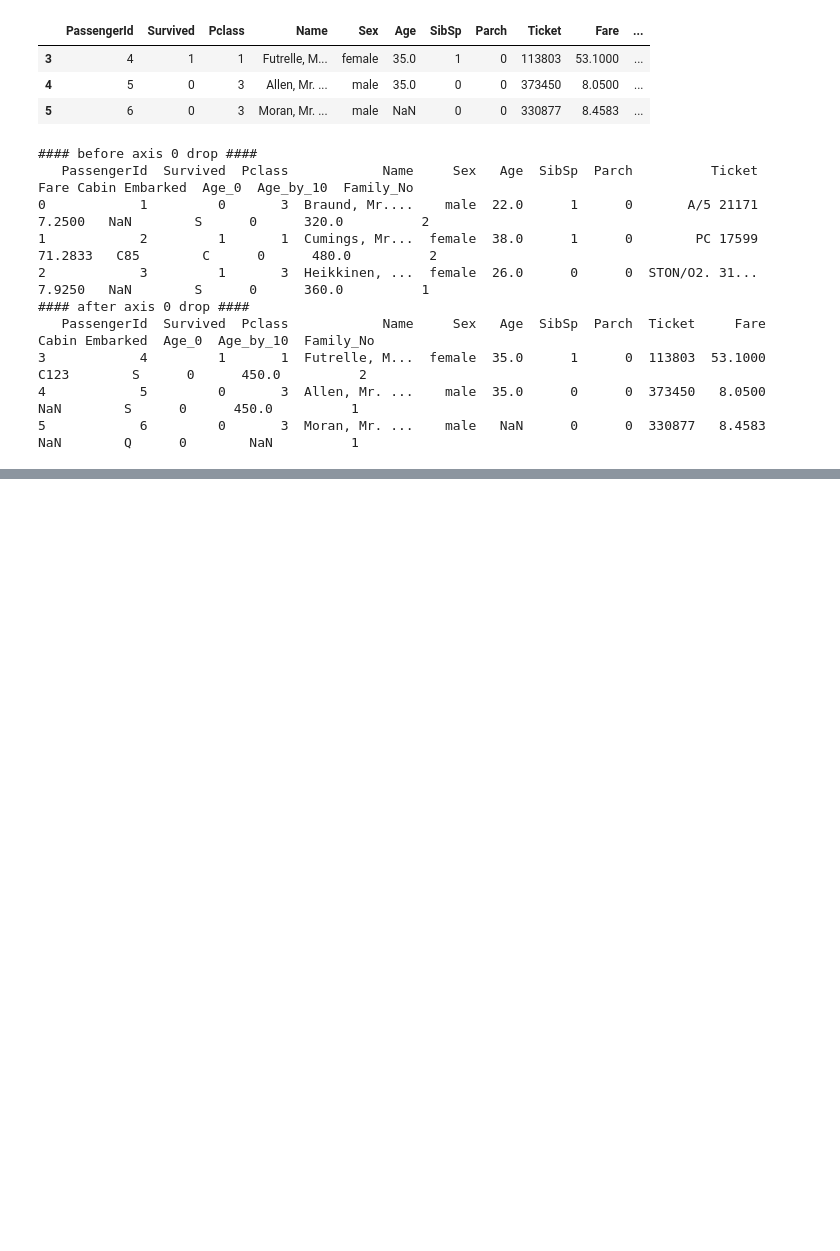
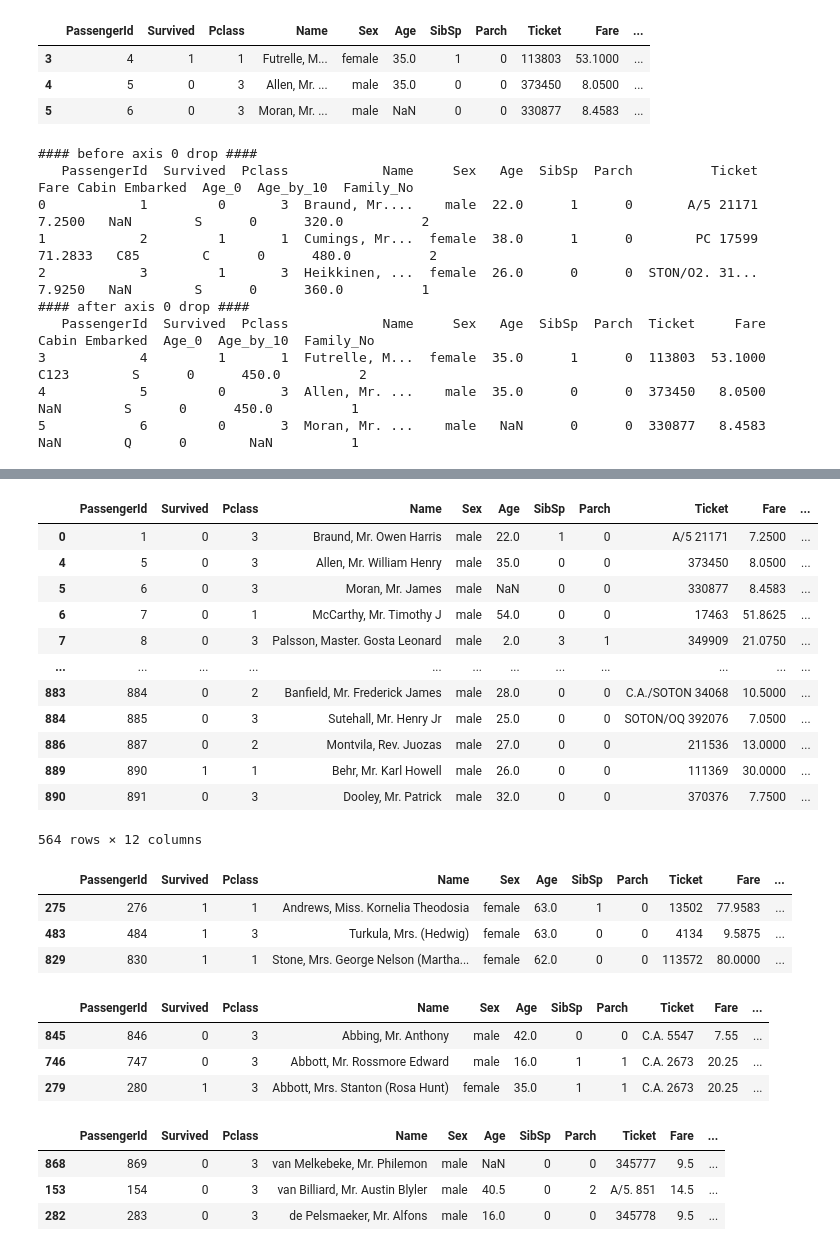
Before and after one commit to hyevvon/ESAA, a Jupyter notebook: ESAA_assignment_week2.ipynb, the cells around one changed output, grey strips where cells are left out. Cells and saved outputs as stored; diff of their text form; code cells hidden in the pictures; blank space fills up the shorter version.

```diff
--- a/ESAA_assignment_week2.ipynb
+++ b/ESAA_assignment_week2.ipynb
@@ -293,0 +634,42 @@ print(titanic_df.head(3))
+# %%
+titanic_df[ (titanic_df['Age']>60) & titanic_df['Pclass']==1 & (titanic_df['Sex']=='female') ]
+# %% [output]
+|  | PassengerId | Survived | Pclass | Name | Sex | Age | SibSp | Parch | Ticket | Fare | ... |
+| 0 | 1 | 0 | 3 | Braund, Mr. Owen Harris | male | 22.0 | 1 | 0 | A/5 21171 | 7.2500 | ... |
+| 4 | 5 | 0 | 3 | Allen, Mr. William Henry | male | 35.0 | 0 | 0 | 373450 | 8.0500 | ... |
+| 5 | 6 | 0 | 3 | Moran, Mr. James | male | NaN | 0 | 0 | 330877 | 8.4583 | ... |
+| 6 | 7 | 0 | 1 | McCarthy, Mr. Timothy J | male | 54.0 | 0 | 0 | 17463 | 51.8625 | ... |
+| 7 | 8 | 0 | 3 | Palsson, Master. Gosta Leonard | male | 2.0 | 3 | 1 | 349909 | 21.0750 | ... |
+| ... | ... | ... | ... | ... | ... | ... | ... | ... | ... | ... | ... |
+| 883 | 884 | 0 | 2 | Banfield, Mr. Frederick James | male | 28.0 | 0 | 0 | C.A./SOTON 34068 | 10.5000 | ... |
+| 884 | 885 | 0 | 3 | Sutehall, Mr. Henry Jr | male | 25.0 | 0 | 0 | SOTON/OQ 392076 | 7.0500 | ... |
+| 886 | 887 | 0 | 2 | Montvila, Rev. Juozas | male | 27.0 | 0 | 0 | 211536 | 13.0000 | ... |
+| 889 | 890 | 1 | 1 | Behr, Mr. Karl Howell | male | 26.0 | 0 | 0 | 111369 | 30.0000 | ... |
+| 890 | 891 | 0 | 3 | Dooley, Mr. Patrick | male | 32.0 | 0 | 0 | 370376 | 7.7500 | ... |
+564 rows × 12 columns
+# %%
+cond1 = titanic_df['Age'] > 60
+cond2 = titanic_df [' Pclass']=1
+cond3 = titanic_df[ 'Sex' ]=='female'
+titanic_df[cond1 & cond2 & cond3]
+# %% [output]
+|  | PassengerId | Survived | Pclass | Name | Sex | Age | SibSp | Parch | Ticket | Fare | ... |
+| 275 | 276 | 1 | 1 | Andrews, Miss. Kornelia Theodosia | female | 63.0 | 1 | 0 | 13502 | 77.9583 | ... |
+| 483 | 484 | 1 | 3 | Turkula, Mrs. (Hedwig) | female | 63.0 | 0 | 0 | 4134 | 9.5875 | ... |
+| 829 | 830 | 1 | 1 | Stone, Mrs. George Nelson (Martha... | female | 62.0 | 0 | 0 | 113572 | 80.0000 | ... |
+# %%
+titanic_sorted = titanic_df.sort_values(by=['Name'])
+titanic_sorted.head(3)
+# %% [output]
+|  | PassengerId | Survived | Pclass | Name | Sex | Age | SibSp | Parch | Ticket | Fare | ... |
+| 845 | 846 | 0 | 3 | Abbing, Mr. Anthony | male | 42.0 | 0 | 0 | C.A. 5547 | 7.55 | ... |
+| 746 | 747 | 0 | 3 | Abbott, Mr. Rossmore Edward | male | 16.0 | 1 | 1 | C.A. 2673 | 20.25 | ... |
+| 279 | 280 | 1 | 3 | Abbott, Mrs. Stanton (Rosa Hunt) | female | 35.0 | 1 | 1 | C.A. 2673 | 20.25 | ... |
+# %%
+titanic_sorted = titanic_df.sort_values(by=['Pclass','Name'],ascending=False)
+titanic_sorted.head(3)
+# %% [output]
+|  | PassengerId | Survived | Pclass | Name | Sex | Age | SibSp | Parch | Ticket | Fare | ... |
+| 868 | 869 | 0 | 3 | van Melkebeke, Mr. Philemon | male | NaN | 0 | 0 | 345777 | 9.5 | ... |
+| 153 | 154 | 0 | 3 | van Billiard, Mr. Austin Blyler | male | 40.5 | 0 | 2 | A/5. 851 | 14.5 | ... |
+| 282 | 283 | 0 | 3 | de Pelsmaeker, Mr. Alfons | male | 16.0 | 0 | 0 | 345778 | 9.5 | ... |
```
Also changed, not shown: parts of 40 cells of this notebook.
